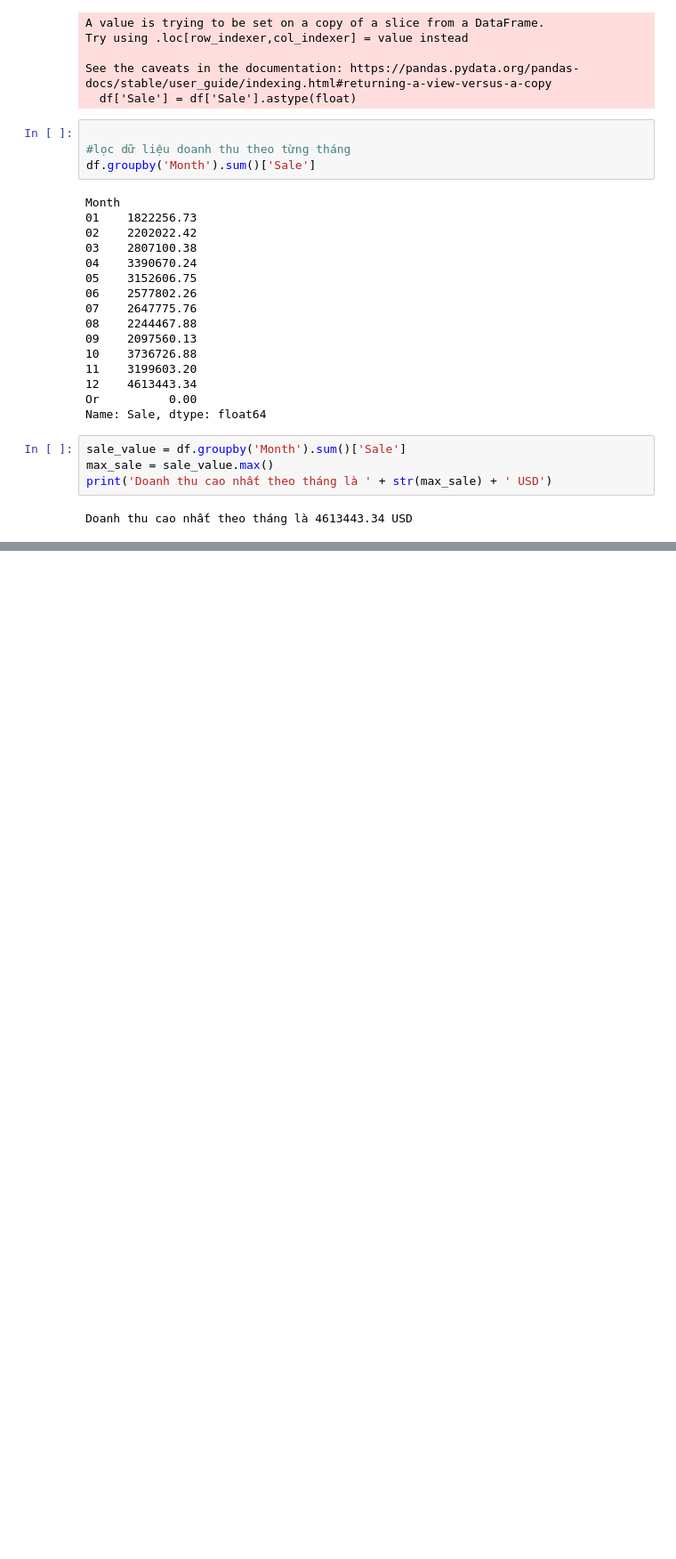
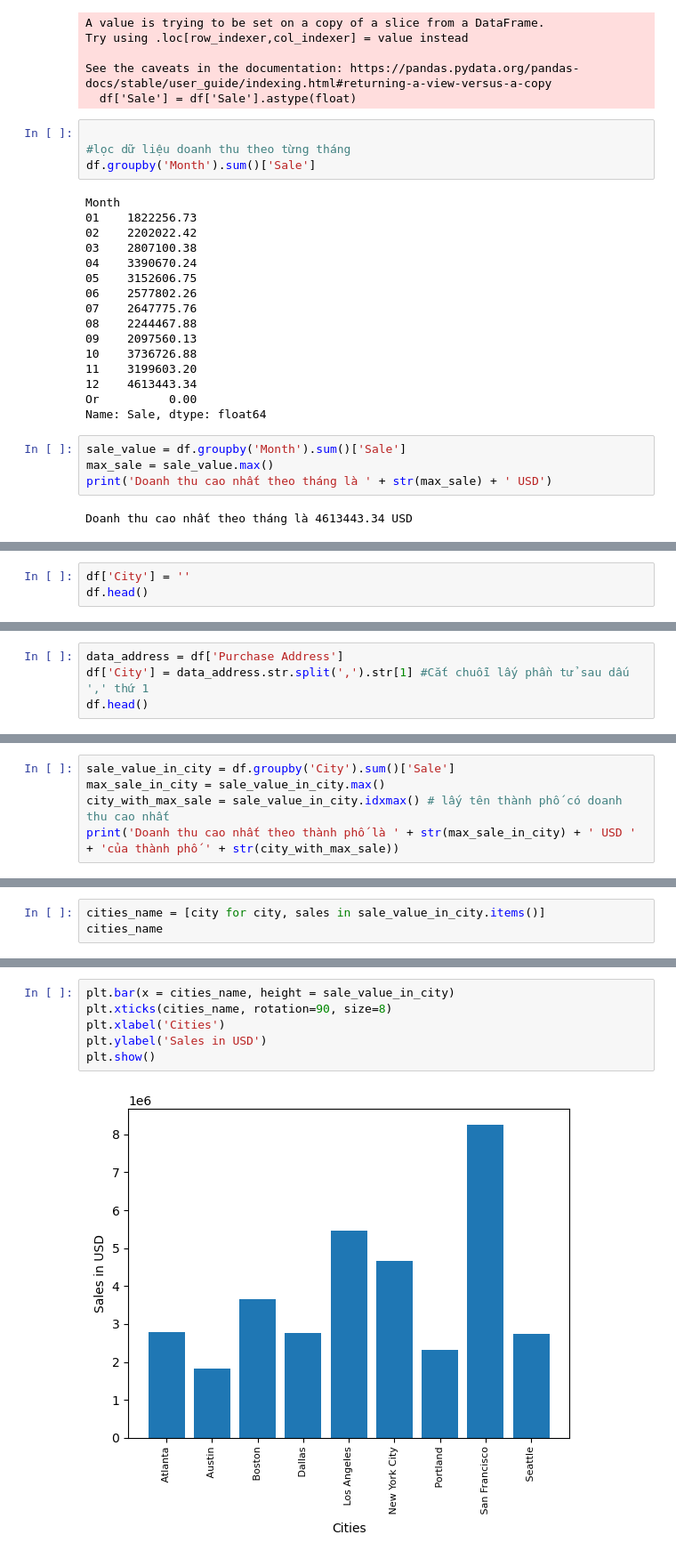
Before and after one commit to vuduchoainam/Sale_RP, a Jupyter notebook: sale.ipynb, the cells around one changed output, grey strips where cells are left out. Shown at 89% size. Saved outputs shown, nothing was run; the diff lists cells and outputs as text; blank space fills up the shorter version.

```diff
--- a/sale.ipynb
+++ b/sale.ipynb
@@ -224,0 +227,3 @@ plt.show()
+# %%
+df['City'] = ''
+df.head()
@@ -224,0 +242,4 @@ plt.show()
+# %%
+data_address = df['Purchase Address']
+df['City'] = data_address.str.split(',').str[1] #Cắt chuỗi lấy phần tử sau dấu ',' thứ 1
+df.head()
@@ -224,0 +273,5 @@ plt.show()
+# %%
+sale_value_in_city = df.groupby('City').sum()['Sale']
+max_sale_in_city = sale_value_in_city.max()
+city_with_max_sale = sale_value_in_city.idxmax() # lấy tên thành phố có doanh thu cao nhất
+print('Doanh thu cao nhất theo thành phố là ' + str(max_sale_in_city) + ' USD ' + 'của thành phố ' + str(city_with_max_sale))
@@ -224,0 +285,3 @@ plt.show()
+# %%
+cities_name = [city for city, sales in sale_value_in_city.items()]
+cities_name
@@ -224,0 +298,8 @@ plt.show()
+# %%
+plt.bar(x = cities_name, height = sale_value_in_city)
+plt.xticks(cities_name, rotation=90, size=8)
+plt.xlabel('Cities')
+plt.ylabel('Sales in USD')
+plt.show()
+# %% [output]
+[figure, added]
```
Also changed, not shown: parts of 12 cells of this notebook.
